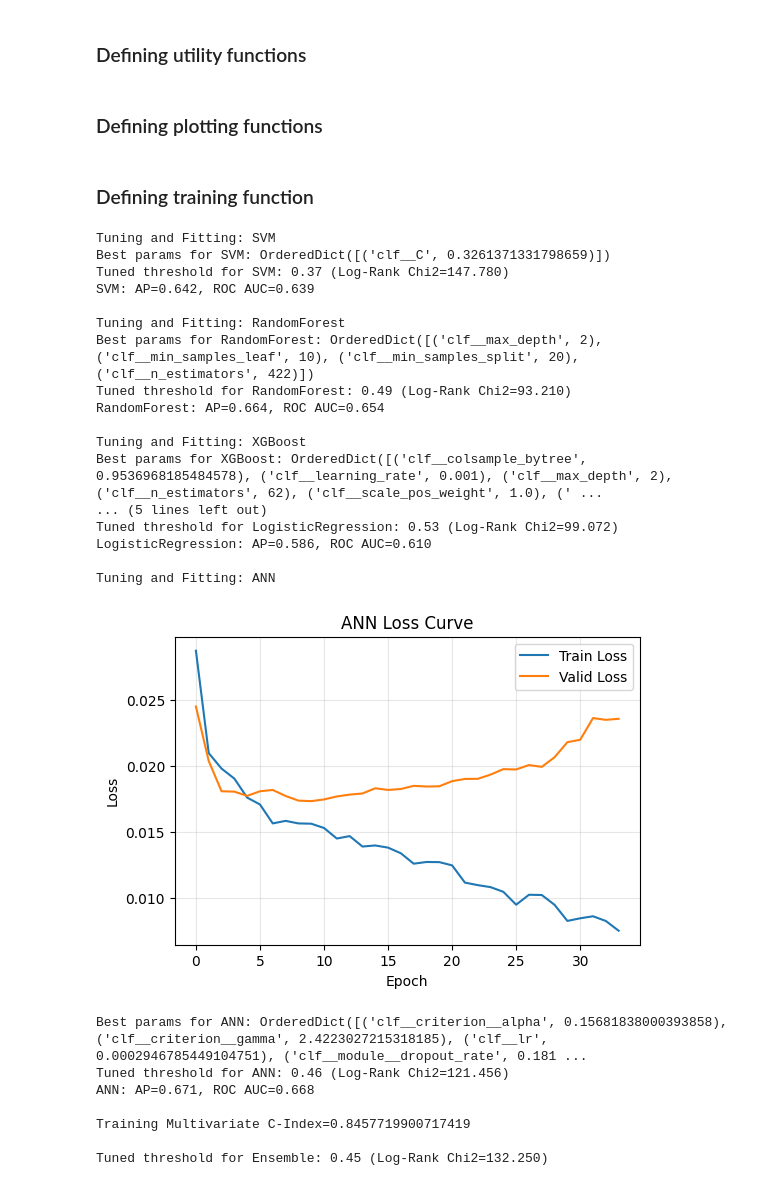
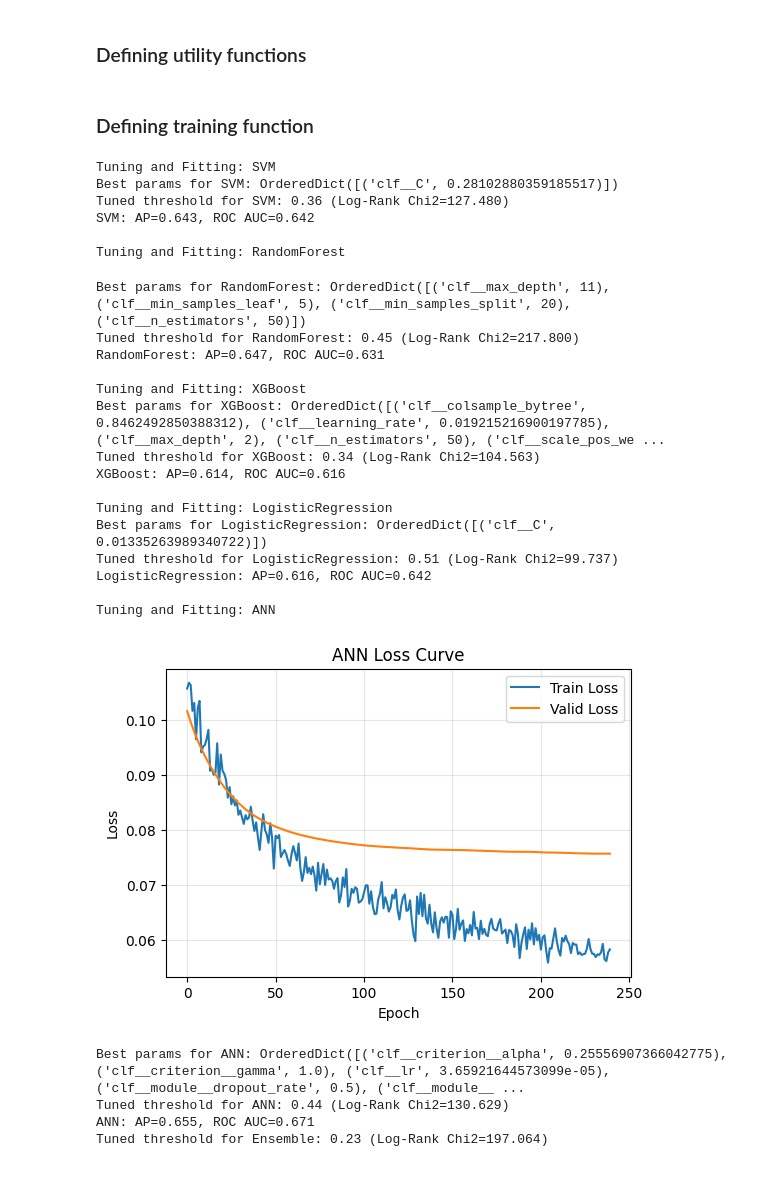
Before and after one commit to JackWJW/LGG_Prognosis_Prediction, a Jupyter notebook: TCGA_Model_Training_CGGA_Validation.ipynb, the cells around one changed output. Cells and saved outputs as stored; diff of their text form; code cells hidden in the pictures.

```diff
--- a/TCGA_Model_Training_CGGA_Validation.ipynb
+++ b/TCGA_Model_Training_CGGA_Validation.ipynb
@@ -135,9 +135,9 @@ net = NeuralNetBinaryClassifier(
         EarlyStopping(
             monitor='valid_loss',
             threshold=0.01,
-            patience=25,
+            patience=100,
             lower_is_better=True,
-            load_best=True
+            load_best=False
         )
     ]
 )
@@ -232,7 +232,7 @@ def tune_threshold_by_logrank(
     event_train = np.asarray(event_train, bool).ravel()
 
     # Candidate thresholds from fixed quantiles
-    qs = np.linspace(0.10, 0.70, 61)
+    qs = np.linspace(0.3, 0.7, 41)
     cands = np.unique(np.quantile(probs_train, qs))
     best_thr  = float(np.median(probs_train))
     best_stat = -np.inf
@@ -382,8 +382,6 @@ def compute_cd_auc_robust(y_train_struct, y_test_struct, risk_scores: np.ndarray
     if t_eval.size < 2:
         return np.array([]), np.array([])
     return t_eval, auc_t
-# %% [markdown]
-### Defining plotting functions
 # %% [markdown]
 ### Defining training function
 # %%
@@ -674,31 +628,32 @@ def train_evaluate_model(random_state=42,inner_folds=3,inner_iterations=25,ANN_i
 # %%
-summary_df, curves_summary, metrics_for_plot, survival_results, y_CGGA= train_evaluate_model(random_state=1,inner_folds=5,inner_iterations=100,ANN_iterations=100)
+summary_df, curves_summary, metrics_results, survival_results, y_CGGA = train_evaluate_model(random_state=24,inner_folds=5,inner_iterations=100,ANN_iterations=100)
 # %% [output]
 Tuning and Fitting: SVM
-Best params for SVM: OrderedDict([('clf__C', 0.3261371331798659)])
-Tuned threshold for SVM: 0.37 (Log-Rank Chi2=147.780)
-SVM: AP=0.642, ROC AUC=0.639
+Best params for SVM: OrderedDict([('clf__C', 0.28102880359185517)])
+Tuned threshold for SVM: 0.36 (Log-Rank Chi2=127.480)
+SVM: AP=0.643, ROC AUC=0.642
 
 Tuning and Fitting: RandomForest
-Best params for RandomForest: OrderedDict([('clf__max_depth', 2), ('clf__min_samples_leaf', 10), ('clf__min_samples_split', 20), ('clf__n_estimators', 422)])
-Tuned threshold for RandomForest: 0.49 (Log-Rank Chi2=93.210)
-RandomForest: AP=0.664, ROC AUC=0.654
-
-Tuning and Fitting: XGBoost
-Best params for XGBoost: OrderedDict([('clf__colsample_bytree', 0.9536968185484578), ('clf__learning_rate', 0.001), ('clf__max_depth', 2), ('clf__n_estimators', 62), ('clf__scale_pos_weight', 1.0), (' ...
-... (5 lines left out)
-Tuned threshold for LogisticRegression: 0.53 (Log-Rank Chi2=99.072)
-LogisticRegression: AP=0.586, ROC AUC=0.610
-
-Tuning and Fitting: ANN
+Best params for RandomForest: OrderedDict([('clf__max_depth', 11), ('clf__min_samples_leaf', 5), ('clf__min_samples_split', 20), ('clf__n_estimators', 50)])
+Tuned threshold for RandomForest: 0.45 (Log-Rank Chi2=217.800)
+RandomForest: AP=0.647, ROC AUC=0.631
+
+Tuning and Fitting: XGBoost
+Best params for XGBoost: OrderedDict([('clf__colsample_bytree', 0.8462492850388312), ('clf__learning_rate', 0.019215216900197785), ('clf__max_depth', 2), ('clf__n_estimators', 50), ('clf__scale_pos_we ...
+Tuned threshold for XGBoost: 0.34 (Log-Rank Chi2=104.563)
+XGBoost: AP=0.614, ROC AUC=0.616
+
+Tuning and Fitting: LogisticRegression
+Best params for LogisticRegression: OrderedDict([('clf__C', 0.01335263989340722)])
+Tuned threshold for LogisticRegression: 0.51 (Log-Rank Chi2=99.737)
+LogisticRegression: AP=0.616, ROC AUC=0.642
+
+Tuning and Fitting: ANN
-[figure, old version]
+[figure, new version]
-Best params for ANN: OrderedDict([('clf__criterion__alpha', 0.15681838000393858), ('clf__criterion__gamma', 2.4223027215318185), ('clf__lr', 0.0002946785449104751), ('clf__module__dropout_rate', 0.181 ...
-Tuned threshold for ANN: 0.46 (Log-Rank Chi2=121.456)
-ANN: AP=0.671, ROC AUC=0.668
-
-Training Multivariate C-Index=0.8457719900717419
-
-Tuned threshold for Ensemble: 0.45 (Log-Rank Chi2=132.250)
+Best params for ANN: OrderedDict([('clf__criterion__alpha', 0.25556907366042775), ('clf__criterion__gamma', 1.0), ('clf__lr', 3.65921644573099e-05), ('clf__module__dropout_rate', 0.5), ('clf__module__ ...
+Tuned threshold for ANN: 0.44 (Log-Rank Chi2=130.629)
+ANN: AP=0.655, ROC AUC=0.671
+Tuned threshold for Ensemble: 0.23 (Log-Rank Chi2=197.064)
 # %%
 # Function to plot mean ROC curves
 def plot_mean_roc(curves_summary):
```
Also changed, not shown: parts of 5 cells of this notebook.
